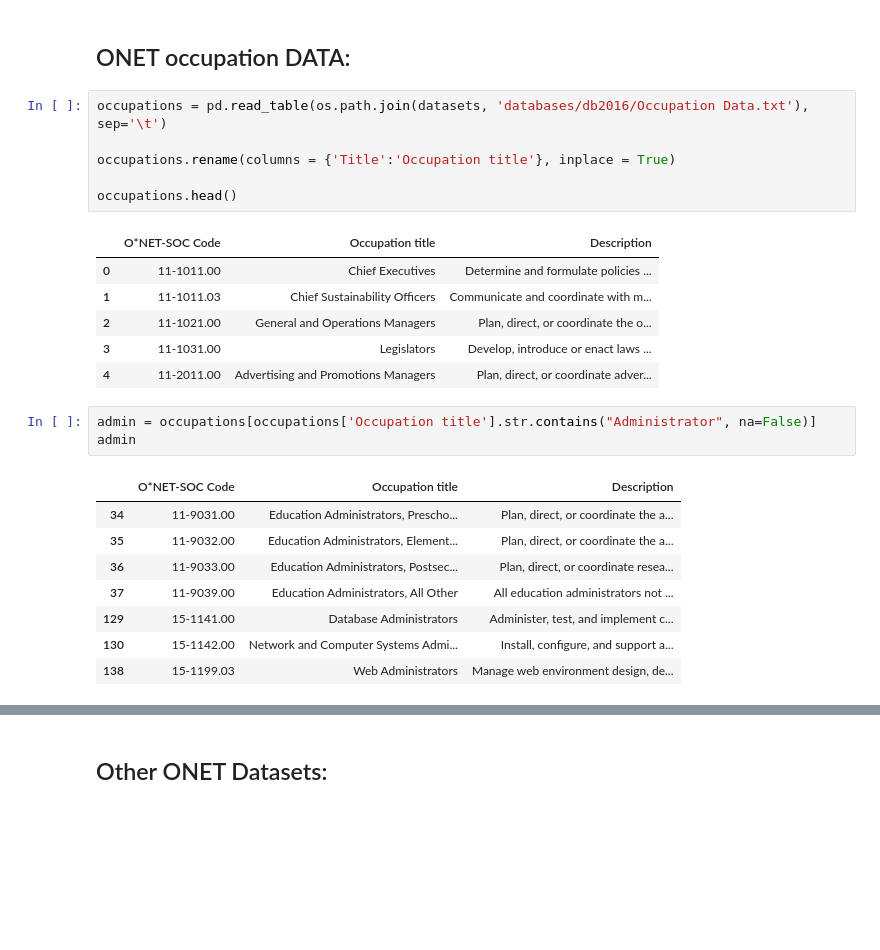
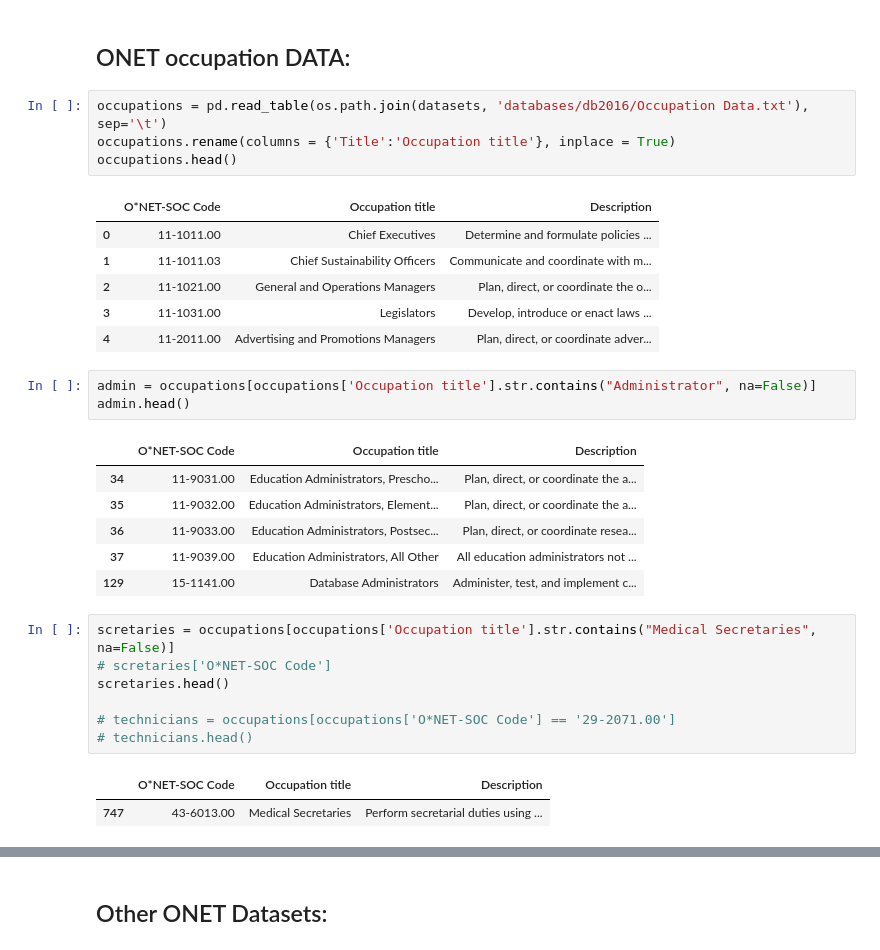
Before and after one commit to PDuckworth/FutureOf, a Jupyter notebook: FutureOfHealthcare/variable_investigation.ipynb, the cells around one changed output, grey strips where cells are left out. Drawn from its saved outputs; the diff is of its cells as text; blank space fills up the shorter version.

```diff
--- a/FutureOfHealthcare/variable_investigation.ipynb
+++ b/FutureOfHealthcare/variable_investigation.ipynb
@@ -36,9 +36,7 @@ ONET occupation DATA:
 ---
 # %%
 occupations = pd.read_table(os.path.join(datasets, 'databases/db2016/Occupation Data.txt'), sep='\t')
-
 occupations.rename(columns = {'Title':'Occupation title'}, inplace = True)
-
 occupations.head()
 # %% [output]
 |  | O*NET-SOC Code | Occupation title | Description |
@@ -49,13 +47,21 @@ occupations.head()
 | 4 | 11-2011.00 | Advertising and Promotions Managers | Plan, direct, or coordinate adver... |
 # %%
 admin = occupations[occupations['Occupation title'].str.contains("Administrator", na=False)]
-admin
+admin.head()
 # %% [output]
 |  | O*NET-SOC Code | Occupation title | Description |
 | 34 | 11-9031.00 | Education Administrators, Prescho... | Plan, direct, or coordinate the a... |
 | 35 | 11-9032.00 | Education Administrators, Element... | Plan, direct, or coordinate the a... |
 | 36 | 11-9033.00 | Education Administrators, Postsec... | Plan, direct, or coordinate resea... |
 | 37 | 11-9039.00 | Education Administrators, All Other | All education administrators not ... |
 | 129 | 15-1141.00 | Database Administrators | Administer, test, and implement c... |
-| 130 | 15-1142.00 | Network and Computer Systems Admi... | Install, configure, and support a... |
-| 138 | 15-1199.03 | Web Administrators | Manage web environment design, de... |
+# %%
+scretaries = occupations[occupations['Occupation title'].str.contains("Medical Secretaries", na=False)]
+# scretaries['O*NET-SOC Code']
+scretaries.head()
+
+# technicians = occupations[occupations['O*NET-SOC Code'] == '29-2071.00']
+# technicians.head()
+# %% [output]
+|  | O*NET-SOC Code | Occupation title | Description |
+| 747 | 43-6013.00 | Medical Secretaries | Perform secretarial duties using ... |
```
Also changed, not shown: parts of 21 cells of this notebook.
